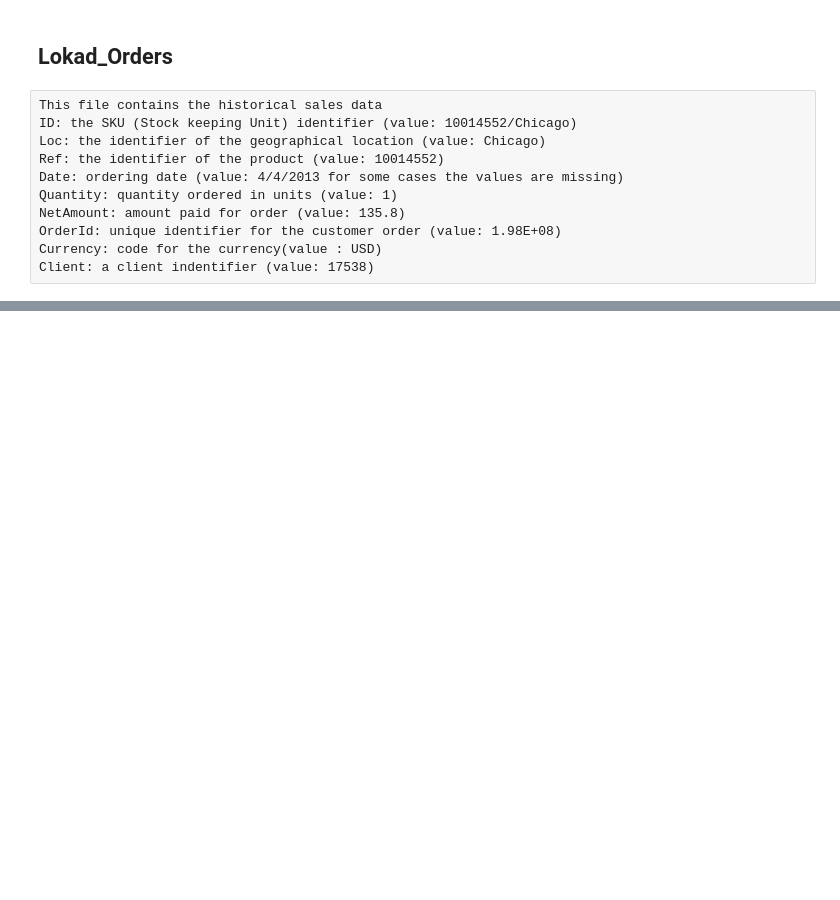
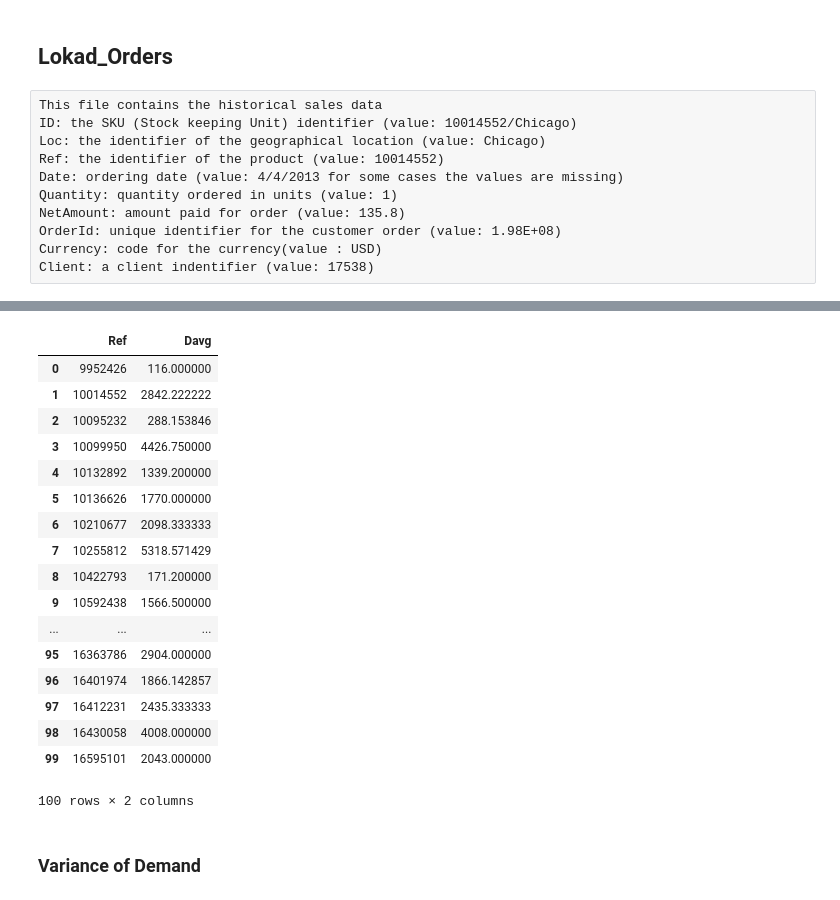
Before and after one commit to pratishthakapoor/RetailReplenishement, a Jupyter notebook: Code/LeadDemand/LeadDemand.ipynb, the cells around one changed output, grey strips where cells are left out. Drawn from its saved outputs; the diff is of its cells as text; code cells hidden in the pictures; blank space fills up the shorter version.

```diff
--- a/Code/LeadDemand/LeadDemand.ipynb
+++ b/Code/LeadDemand/LeadDemand.ipynb
@@ -130,3 +120,3 @@ new_data
 # %%
-new_data['Demand'] = new_data.AvgSupplyDelay * new_data.DailyUsage
-Avg_lead_demand = new_data.groupby('Ref')['Demand'].mean()
+new_data['Demand'] = new_data.LeadTime * new_data.DailyUsage
+new_data['Demand']
@@ -152,0 +141,3 @@ Name: Demand, Length: 100, dtype: int64
+# %%
+Avg_demand = new_data.groupby('Ref')['Demand'].mean()
+Avg_demand
@@ -152,0 +162,29 @@ Name: Demand, Length: 100, dtype: int64
+# %%
+Avg_demand.to_csv('temp_Davg.csv')
+
+colnames = ['Ref','Davg']
+
+new_df = pd.read_csv('temp_Davg.csv', names = colnames, header = None)
+
+new_df
+# %% [output]
+|  | Ref | Davg |
+| 0 | 9952426 | 116.000000 |
+| 1 | 10014552 | 2842.222222 |
+| 2 | 10095232 | 288.153846 |
+| 3 | 10099950 | 4426.750000 |
+| 4 | 10132892 | 1339.200000 |
+| 5 | 10136626 | 1770.000000 |
+| 6 | 10210677 | 2098.333333 |
+| 7 | 10255812 | 5318.571429 |
+| 8 | 10422793 | 171.200000 |
+| 9 | 10592438 | 1566.500000 |
+| ... | ... | ... |
+| 95 | 16363786 | 2904.000000 |
+| 96 | 16401974 | 1866.142857 |
+| 97 | 16412231 | 2435.333333 |
+| 98 | 16430058 | 4008.000000 |
+| 99 | 16595101 | 2043.000000 |
+100 rows × 2 columns
+# %% [markdown]
+### Variance of Demand
```
Also changed, not shown: parts of 19 cells of this notebook.
